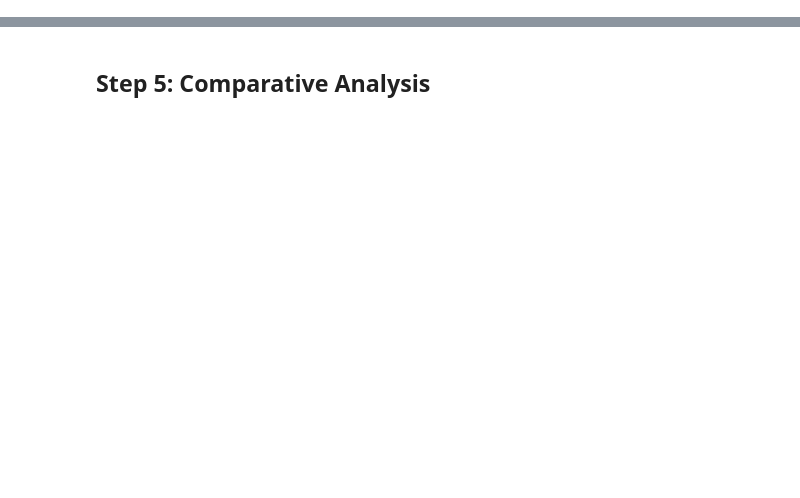
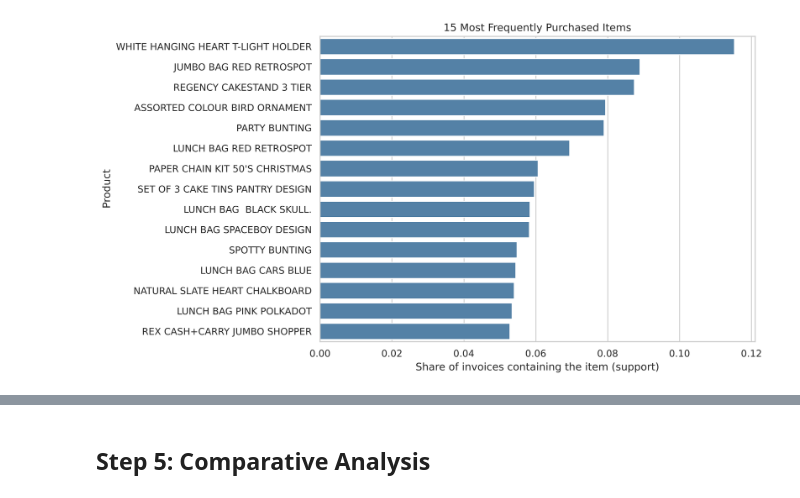
Before and after one commit to pranavibalakulla/MSCS_634_Lab_6, a Jupyter notebook: Lab6_Association_Rule_Mining.ipynb, the cells around one changed output, grey strips where cells are left out. Saved outputs shown, nothing was run; the diff lists cells and outputs as text; code cells hidden in the pictures; blank space fills up the shorter version.

```diff
--- a/Lab6_Association_Rule_Mining.ipynb
+++ b/Lab6_Association_Rule_Mining.ipynb
@@ -351,0 +324,14 @@ Lift: 25.7355
+# %%
+# 15 most frequently purchased items, shown as the share of invoices containing them (= item support)
+item_support = basket.mean().sort_values(ascending=False)
+top_items = item_support.head(15)
+
+plt.figure(figsize=(11, 6))
+sns.barplot(x=top_items.values, y=top_items.index, color="steelblue")
+plt.title("15 Most Frequently Purchased Items")
+plt.xlabel("Share of invoices containing the item (support)")
+plt.ylabel("Product")
+plt.tight_layout()
+plt.show()
+# %% [output]
+[figure, added]
```
Also changed, not shown: parts of 72 cells of this notebook.
